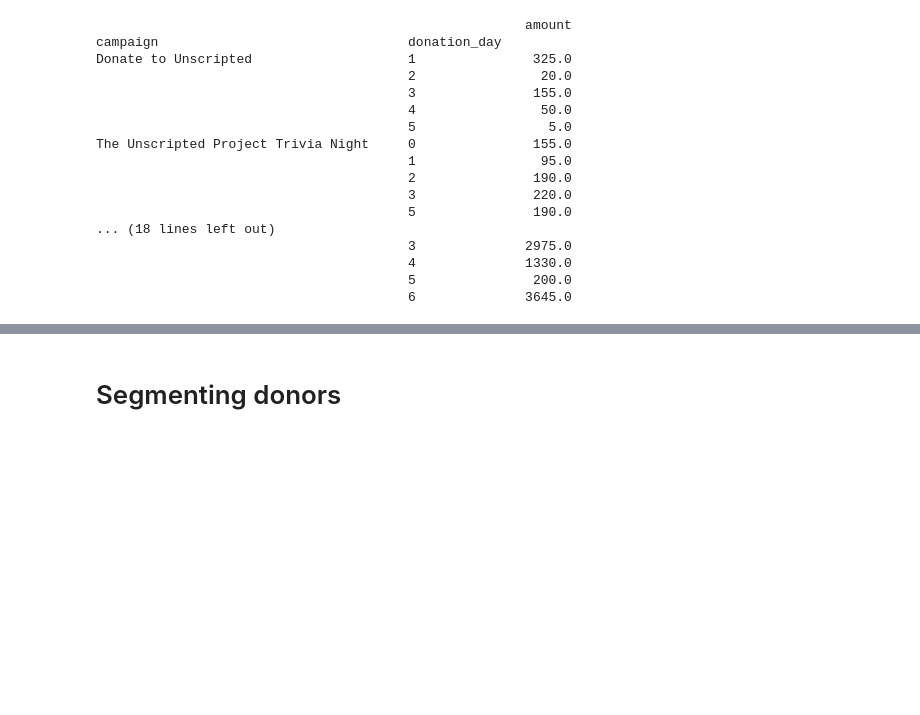
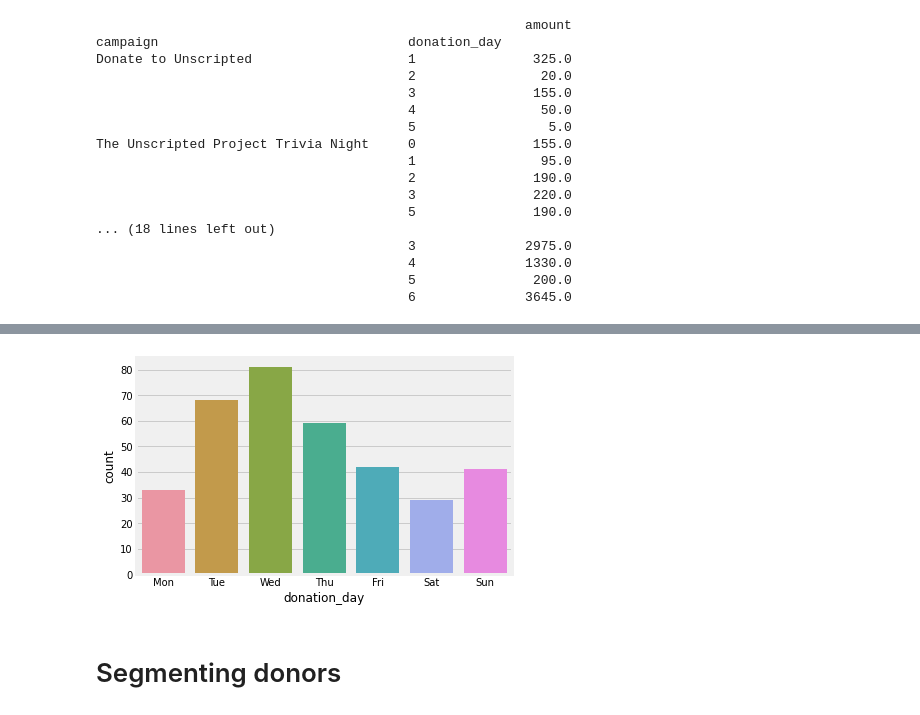
Before and after one commit to wcrowley342/Donordata, a Jupyter notebook: Donation_Data_Analysis.ipynb, the cells around one changed output, grey strips where cells are left out. Drawn from its saved outputs; the diff is of its cells as text; code cells hidden in the pictures; blank space fills up the shorter version.

```diff
--- a/Donation_Data_Analysis.ipynb
+++ b/Donation_Data_Analysis.ipynb
@@ -741,3 +771,10 @@ The Unscripted Project Trivia Night     0               155.0
+# %%
+sns.countplot(x='donation_day', data=donations)
+
+# set xticklabels to be the day of the week
+plt.gca().set_xticklabels(['Mon', 'Tue', 'Wed', 'Thu', 'Fri', 'Sat', 'Sun']);
+# %% [output]
+[figure, added]
 # %% [markdown]
 # Segmenting donors
 # %%
```
Also changed, not shown: parts of 2 cells of this notebook.
